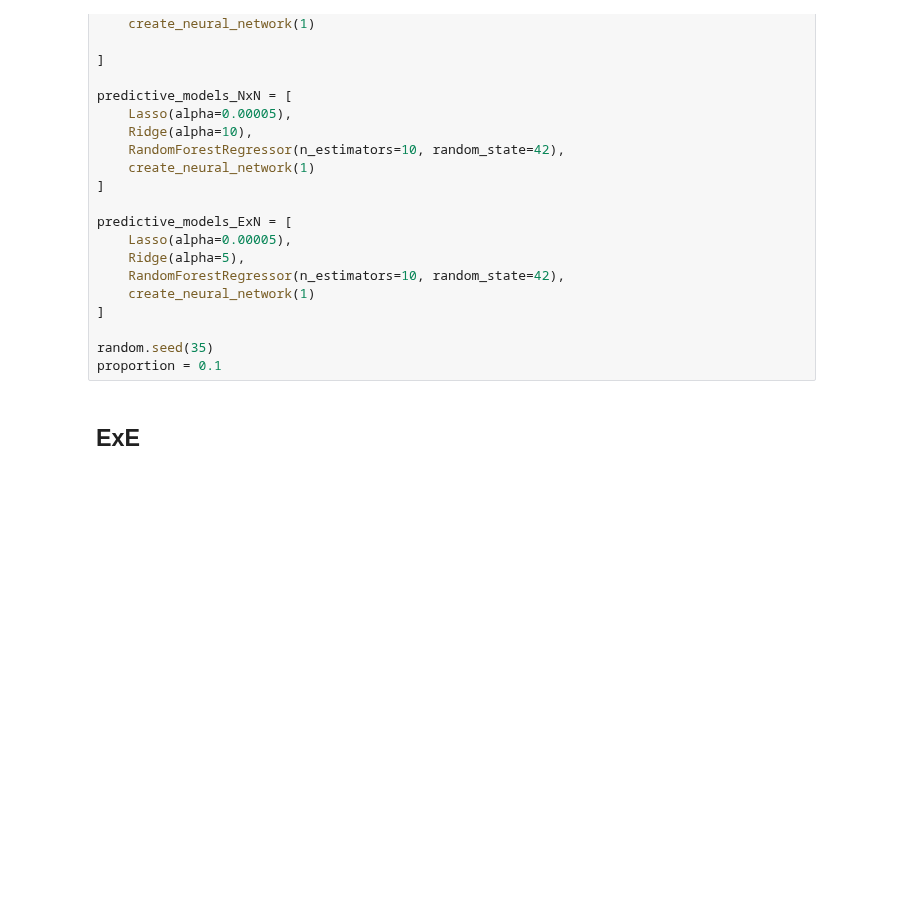
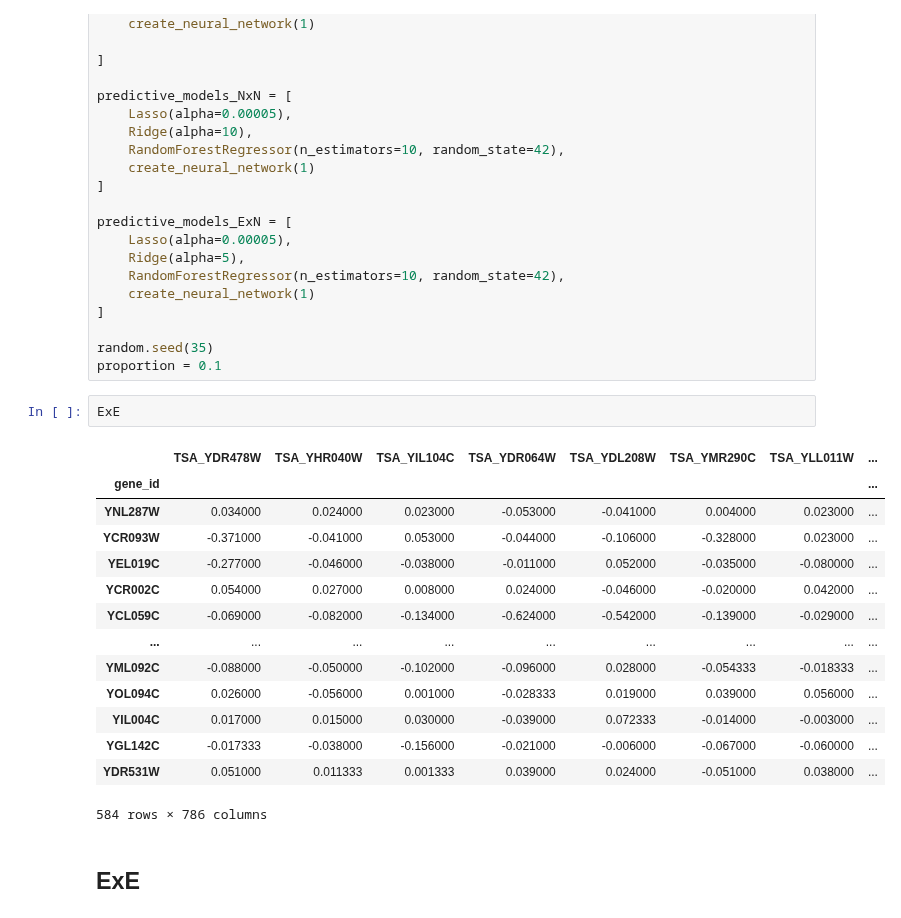
Before and after one commit to egekurt123/yeast_gene_interactions, a Jupyter notebook: Matrix Predictions/Batch Predictions/batch_predictions.ipynb, the cells around one changed output. Saved outputs shown, nothing was run; the diff lists cells and outputs as text; blank space fills up the shorter version.

```diff
--- a/Matrix Predictions/Batch Predictions/batch_predictions.ipynb
+++ b/Matrix Predictions/Batch Predictions/batch_predictions.ipynb
@@ -31,6 +31,23 @@ predictive_models_ExN = [
 
 random.seed(35)
 proportion = 0.1
+# %%
+ExE
+# %% [output]
+|  | TSA_YDR478W | TSA_YHR040W | TSA_YIL104C | TSA_YDR064W | TSA_YDL208W | TSA_YMR290C | TSA_YLL011W | ... |
+| gene_id |  |  |  |  |  |  |  | ... |
+| YNL287W | 0.034000 | 0.024000 | 0.023000 | -0.053000 | -0.041000 | 0.004000 | 0.023000 | ... |
+| YCR093W | -0.371000 | -0.041000 | 0.053000 | -0.044000 | -0.106000 | -0.328000 | 0.023000 | ... |
+| YEL019C | -0.277000 | -0.046000 | -0.038000 | -0.011000 | 0.052000 | -0.035000 | -0.080000 | ... |
+| YCR002C | 0.054000 | 0.027000 | 0.008000 | 0.024000 | -0.046000 | -0.020000 | 0.042000 | ... |
+| YCL059C | -0.069000 | -0.082000 | -0.134000 | -0.624000 | -0.542000 | -0.139000 | -0.029000 | ... |
+| ... | ... | ... | ... | ... | ... | ... | ... | ... |
+| YML092C | -0.088000 | -0.050000 | -0.102000 | -0.096000 | 0.028000 | -0.054333 | -0.018333 | ... |
+| YOL094C | 0.026000 | -0.056000 | 0.001000 | -0.028333 | 0.019000 | 0.039000 | 0.056000 | ... |
+| YIL004C | 0.017000 | 0.015000 | 0.030000 | -0.039000 | 0.072333 | -0.014000 | -0.003000 | ... |
+| YGL142C | -0.017333 | -0.038000 | -0.156000 | -0.021000 | -0.006000 | -0.067000 | -0.060000 | ... |
+| YDR531W | 0.051000 | 0.011333 | 0.001333 | 0.039000 | 0.024000 | -0.051000 | 0.038000 | ... |
+584 rows × 786 columns
 # %% [markdown]
 ## ExE
 # %%
```
Also changed, not shown: parts of 1 cell of this notebook.
